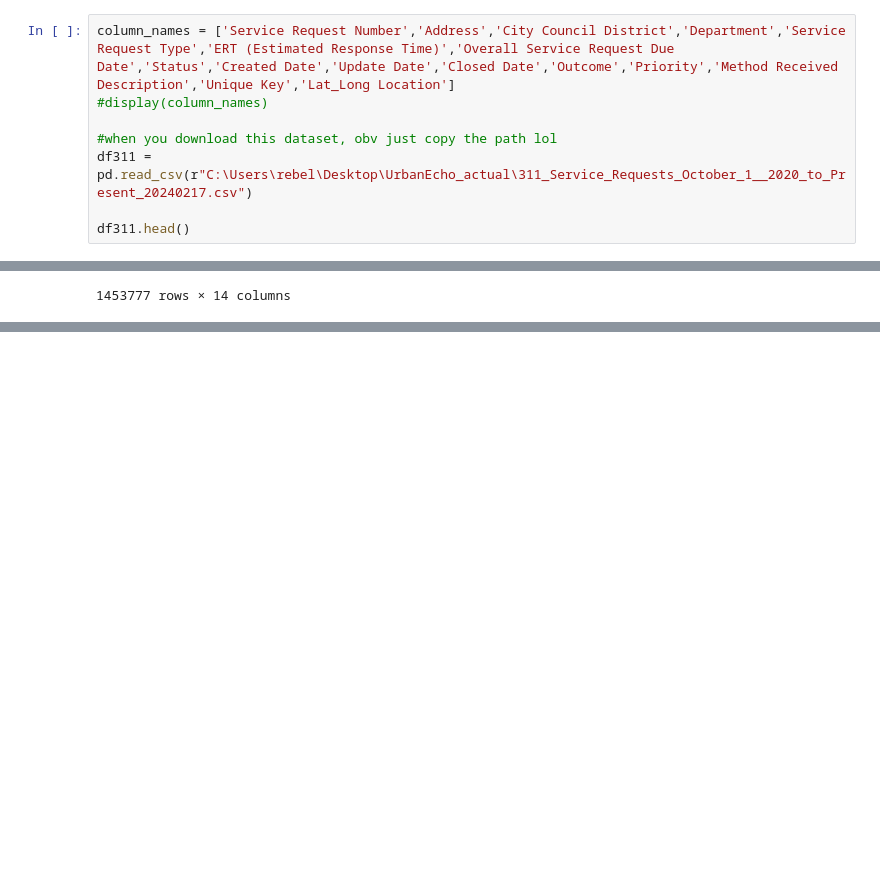
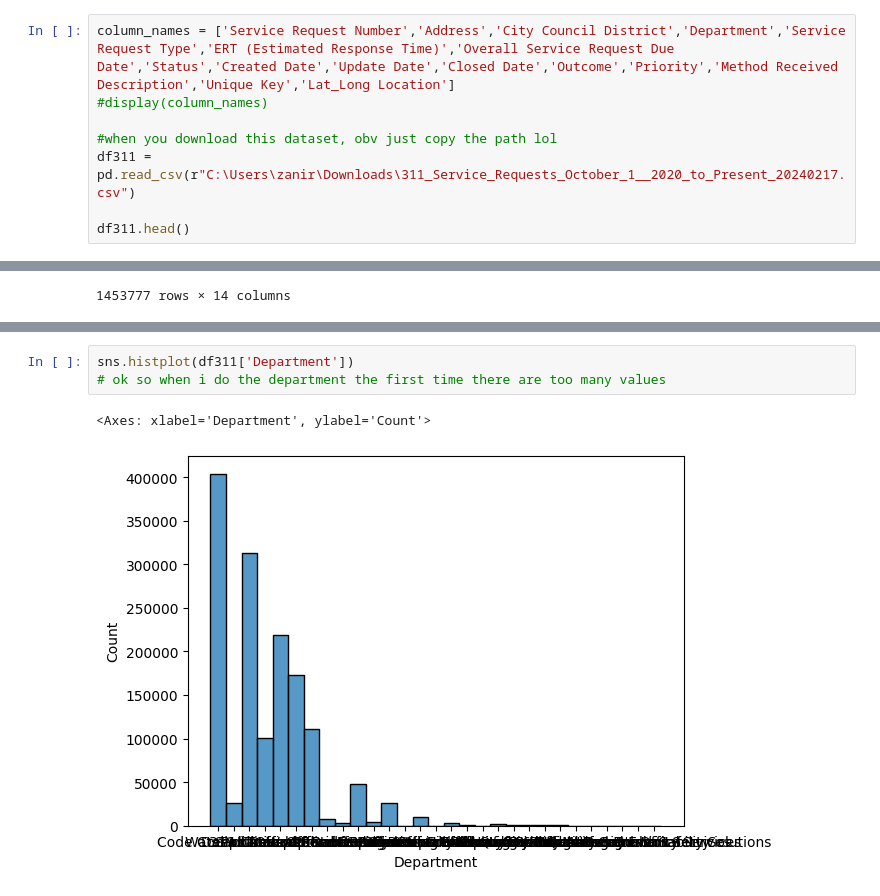
Before and after one commit to PranavShidlaghatta/Urban_Echo, a Jupyter notebook: cleaning.ipynb, the cells around one changed output, grey strips where cells are left out. Drawn from its saved outputs; the diff is of its cells as text; blank space fills up the shorter version.

```diff
--- a/cleaning.ipynb
+++ b/cleaning.ipynb
@@ -10,7 +10,7 @@ column_names = ['Service Request Number','Address','City Council District','Depa
 #display(column_names)
 
 #when you download this dataset, obv just copy the path lol
-df311 = pd.read_csv(r"C:\Users\rebel\Desktop\UrbanEcho_actual\311_Service_Requests_October_1__2020_to_Present_20240217.csv")
+df311 = pd.read_csv(r"C:\Users\zanir\Downloads\311_Service_Requests_October_1__2020_to_Present_20240217.csv")
 
 df311.head()
 # %% [output]
@@ -138,0 +150,6 @@ df311
+# %%
+sns.histplot(df311['Department'])
+# ok so when i do the department the first time there are too many values
+# %% [output]
+<Axes: xlabel='Department', ylabel='Count'>
+[figure, added]
```
Also changed, not shown: parts of 10 cells of this notebook.
